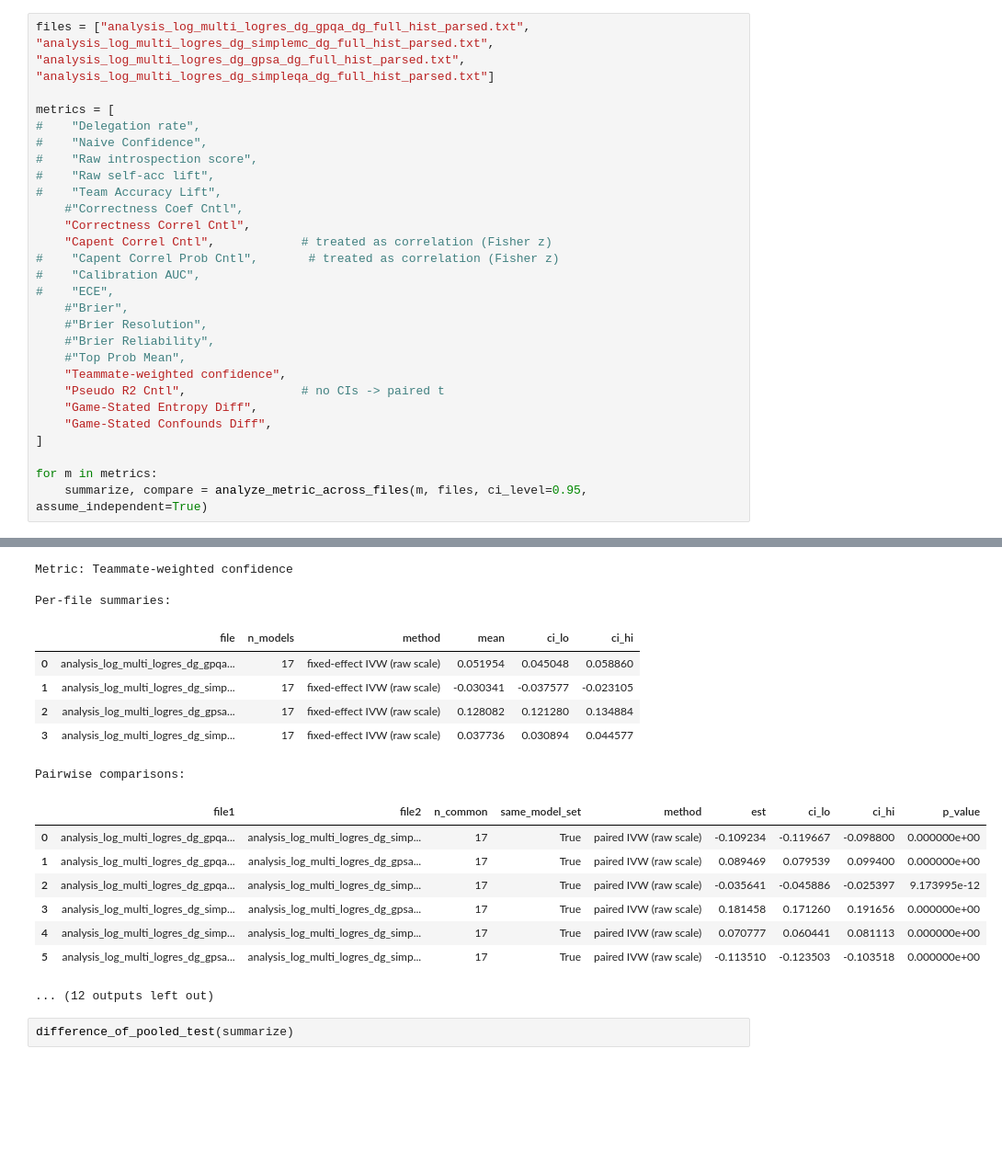
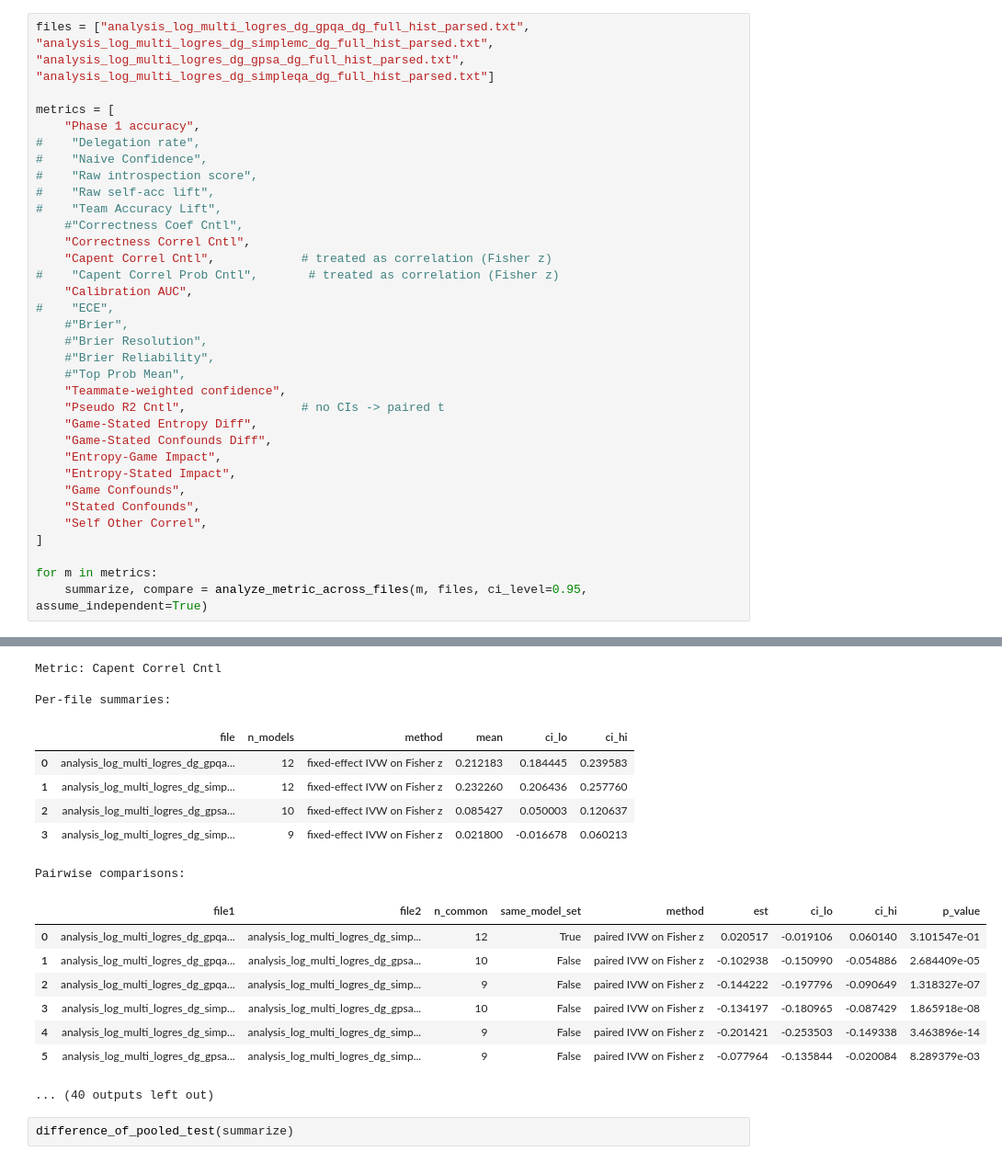
Before and after one commit to cma1114/self_awareness, a Jupyter notebook: metacog/analysis_with_visualizations.ipynb, the cells around one changed output, grey strips where cells are left out. Shown at 92% size. Cells and saved outputs as stored; diff of their text form; blank space fills up the shorter version.

```diff
--- a/metacog/analysis_with_visualizations.ipynb
+++ b/metacog/analysis_with_visualizations.ipynb
@@ -442,6 +630,7 @@ def stabilize_se(se: np.ndarray, fallback: str = 'floor') -> Tuple[np.ndarray, b
 files = ["analysis_log_multi_logres_dg_gpqa_dg_full_hist_parsed.txt", "analysis_log_multi_logres_dg_simplemc_dg_full_hist_parsed.txt", "analysis_log_multi_logres_dg_gpsa_dg_full_hist_parsed.txt", "analysis_log_multi_logres_dg_simpleqa_dg_full_hist_parsed.txt"]
 
 metrics = [
+    "Phase 1 accuracy",
 #    "Delegation rate",
 #    "Naive Confidence",
 #    "Raw introspection score",
@@ -451,7 +640,7 @@ metrics = [
     "Correctness Correl Cntl",
     "Capent Correl Cntl",            # treated as correlation (Fisher z)
 #    "Capent Correl Prob Cntl",       # treated as correlation (Fisher z)
-#    "Calibration AUC",
+    "Calibration AUC",
 #    "ECE",
     #"Brier",
     #"Brier Resolution",
@@ -461,6 +650,11 @@ metrics = [
     "Pseudo R2 Cntl",                # no CIs -> paired t
     "Game-Stated Entropy Diff",
     "Game-Stated Confounds Diff",
+    "Entropy-Game Impact",
+    "Entropy-Stated Impact",
+    "Game Confounds",
+    "Stated Confounds",
+    "Self Other Correl",
 ]
 
 for m in metrics:
@@ -501,20 +695,20 @@ Pairwise comparisons:
-Metric: Teammate-weighted confidence
+Metric: Capent Correl Cntl
 
 Per-file summaries:
 |  | file | n_models | method | mean | ci_lo | ci_hi |
-| 0 | analysis_log_multi_logres_dg_gpqa... | 17 | fixed-effect IVW (raw scale) | 0.051954 | 0.045048 | 0.058860 |
-| 1 | analysis_log_multi_logres_dg_simp... | 17 | fixed-effect IVW (raw scale) | -0.030341 | -0.037577 | -0.023105 |
-| 2 | analysis_log_multi_logres_dg_gpsa... | 17 | fixed-effect IVW (raw scale) | 0.128082 | 0.121280 | 0.134884 |
-| 3 | analysis_log_multi_logres_dg_simp... | 17 | fixed-effect IVW (raw scale) | 0.037736 | 0.030894 | 0.044577 |
+| 0 | analysis_log_multi_logres_dg_gpqa... | 12 | fixed-effect IVW on Fisher z | 0.212183 | 0.184445 | 0.239583 |
+| 1 | analysis_log_multi_logres_dg_simp... | 12 | fixed-effect IVW on Fisher z | 0.232260 | 0.206436 | 0.257760 |
+| 2 | analysis_log_multi_logres_dg_gpsa... | 10 | fixed-effect IVW on Fisher z | 0.085427 | 0.050003 | 0.120637 |
+| 3 | analysis_log_multi_logres_dg_simp... | 9 | fixed-effect IVW on Fisher z | 0.021800 | -0.016678 | 0.060213 |
 Pairwise comparisons:
 |  | file1 | file2 | n_common | same_model_set | method | est | ci_lo | ci_hi | p_value |
-| 0 | analysis_log_multi_logres_dg_gpqa... | analysis_log_multi_logres_dg_simp... | 17 | True | paired IVW (raw scale) | -0.109234 | -0.119667 | -0.098800 | 0.000000e+00 |
-| 1 | analysis_log_multi_logres_dg_gpqa... | analysis_log_multi_logres_dg_gpsa... | 17 | True | paired IVW (raw scale) | 0.089469 | 0.079539 | 0.099400 | 0.000000e+00 |
-| 2 | analysis_log_multi_logres_dg_gpqa... | analysis_log_multi_logres_dg_simp... | 17 | True | paired IVW (raw scale) | -0.035641 | -0.045886 | -0.025397 | 9.173995e-12 |
-| 3 | analysis_log_multi_logres_dg_simp... | analysis_log_multi_logres_dg_gpsa... | 17 | True | paired IVW (raw scale) | 0.181458 | 0.171260 | 0.191656 | 0.000000e+00 |
-| 4 | analysis_log_multi_logres_dg_simp... | analysis_log_multi_logres_dg_simp... | 17 | True | paired IVW (raw scale) | 0.070777 | 0.060441 | 0.081113 | 0.000000e+00 |
-| 5 | analysis_log_multi_logres_dg_gpsa... | analysis_log_multi_logres_dg_simp... | 17 | True | paired IVW (raw scale) | -0.113510 | -0.123503 | -0.103518 | 0.000000e+00 |
+| 0 | analysis_log_multi_logres_dg_gpqa... | analysis_log_multi_logres_dg_simp... | 12 | True | paired IVW on Fisher z | 0.020517 | -0.019106 | 0.060140 | 3.101547e-01 |
+| 1 | analysis_log_multi_logres_dg_gpqa... | analysis_log_multi_logres_dg_gpsa... | 10 | False | paired IVW on Fisher z | -0.102938 | -0.150990 | -0.054886 | 2.684409e-05 |
+| 2 | analysis_log_multi_logres_dg_gpqa... | analysis_log_multi_logres_dg_simp... | 9 | False | paired IVW on Fisher z | -0.144222 | -0.197796 | -0.090649 | 1.318327e-07 |
+| 3 | analysis_log_multi_logres_dg_simp... | analysis_log_multi_logres_dg_gpsa... | 10 | False | paired IVW on Fisher z | -0.134197 | -0.180965 | -0.087429 | 1.865918e-08 |
+| 4 | analysis_log_multi_logres_dg_simp... | analysis_log_multi_logres_dg_simp... | 9 | False | paired IVW on Fisher z | -0.201421 | -0.253503 | -0.149338 | 3.463896e-14 |
+| 5 | analysis_log_multi_logres_dg_gpsa... | analysis_log_multi_logres_dg_simp... | 9 | False | paired IVW on Fisher z | -0.077964 | -0.135844 | -0.020084 | 8.289379e-03 |
-... (12 outputs left out)
+... (40 outputs left out)
 # %%
 difference_of_pooled_test(summarize)
 # %% [output]
```
Also changed, not shown: parts of 4 cells of this notebook, 56 other files.
